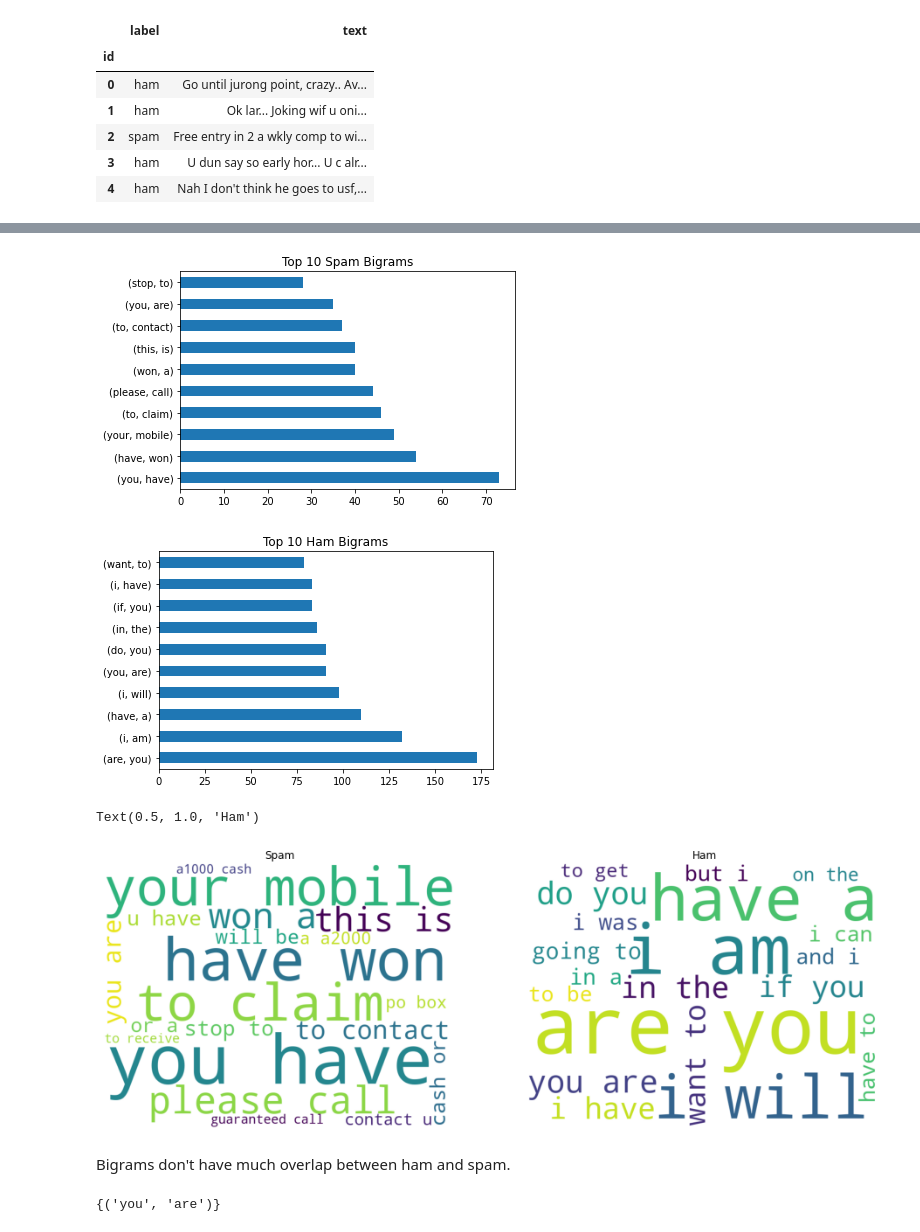
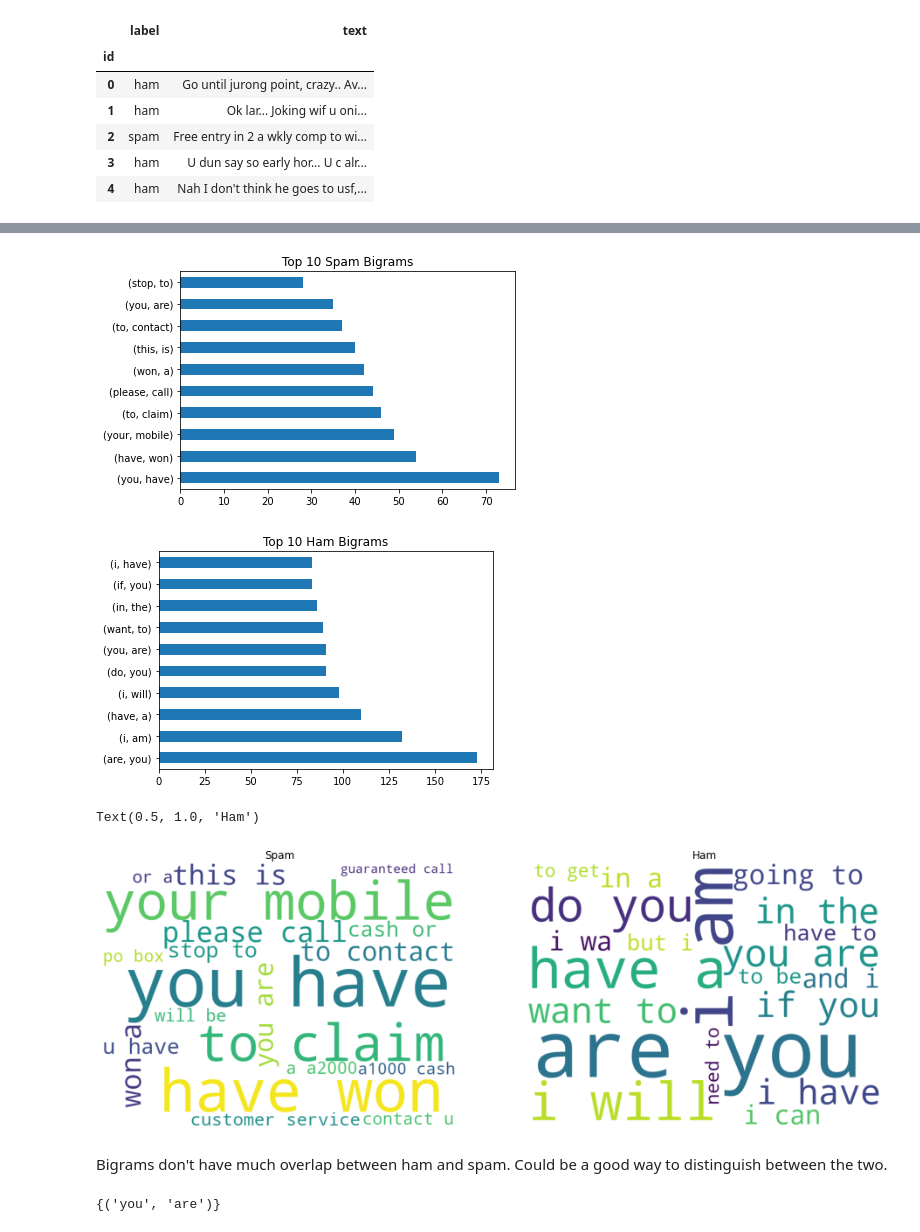
Before and after one commit to jesse-d-marder/natural-language-processing-exercises, a Jupyter notebook: explore.ipynb, the cells around one changed output, grey strips where cells are left out. Drawn from its saved outputs; the diff is of its cells as text; code cells hidden in the pictures.

```diff
--- a/explore.ipynb
+++ b/explore.ipynb
@@ -37,3 +37,5 @@ df.head()
 | 2 | spam | Free entry in 2 a wkly comp to wi... |
 | 3 | ham | U dun say so early hor... U c alr... |
 | 4 | ham | Nah I don't think he goes to usf,... |
+# %%
+df['text_cleaned_lem'] = df.text.apply(prepare.lemmatize)
@@ -40,6 +44,6 @@ df.head()
 # %%
 # combine all messages in single string by label
 
-ham_words = prepare.basic_clean(' '.join(df[df.label == 'ham'].text))
-spam_words = prepare.basic_clean(' '.join(df[df.label == 'spam'].text))
-all_words = prepare.basic_clean(' '.join(df.text))
+ham_words = prepare.lemmatize(prepare.basic_clean(' '.join(df[df.label == 'ham'].text))).split()
+spam_words = prepare.lemmatize(prepare.basic_clean(' '.join(df[df.label == 'spam'].text))).split()
+all_words = prepare.lemmatize(prepare.basic_clean(' '.join(df.text))).split()
@@ -46,17 +68,17 @@ all_words = prepare.basic_clean(' '.join(df.text))
 # %%
-pd.Series(nltk.bigrams(spam_words.split())).value_counts().head(10).plot.barh()
+pd.Series(nltk.bigrams(spam_words)).value_counts().head(10).plot.barh()
 plt.title("Top 10 Spam Bigrams")
 plt.show()
-pd.Series(nltk.bigrams(ham_words.split())).value_counts().head(10).plot.barh()
+pd.Series(nltk.bigrams(ham_words)).value_counts().head(10).plot.barh()
 plt.title("Top 10 Ham Bigrams")
 plt.show()
 # %% [output]
-[figure, old version]
+[figure, new version]
-[figure, old version]
+[figure, new version]
 # %%
 fig, ax = plt.subplots(1,2,figsize = (16,8))
 for i, word_set in enumerate([spam_words, ham_words]):
-    bigrams = {k[0] + ' ' + k[1]: v for k,v in pd.Series(nltk.bigrams(word_set.split())).value_counts().head(20).to_dict().items()}
+    bigrams = {k[0] + ' ' + k[1]: v for k,v in pd.Series(nltk.bigrams(word_set)).value_counts().head(20).to_dict().items()}
     img = WordCloud(background_color='white',width=800, height=600).generate_from_frequencies(bigrams)
     ax[i].imshow(img)
     ax[i].axis('off')
@@ -64,7 +86,7 @@ ax[0].set_title("Spam")
 ax[1].set_title("Ham")
 # %% [output]
 Text(0.5, 1.0, 'Ham')
-[figure, old version]
+[figure, new version]
 # %% [markdown]
-Bigrams don't have much overlap between ham and spam.
+Bigrams don't have much overlap between ham and spam. Could be a good way to distinguish between the two.
 # %%
```
Also changed, not shown: parts of 13 cells of this notebook, 1 other file.
